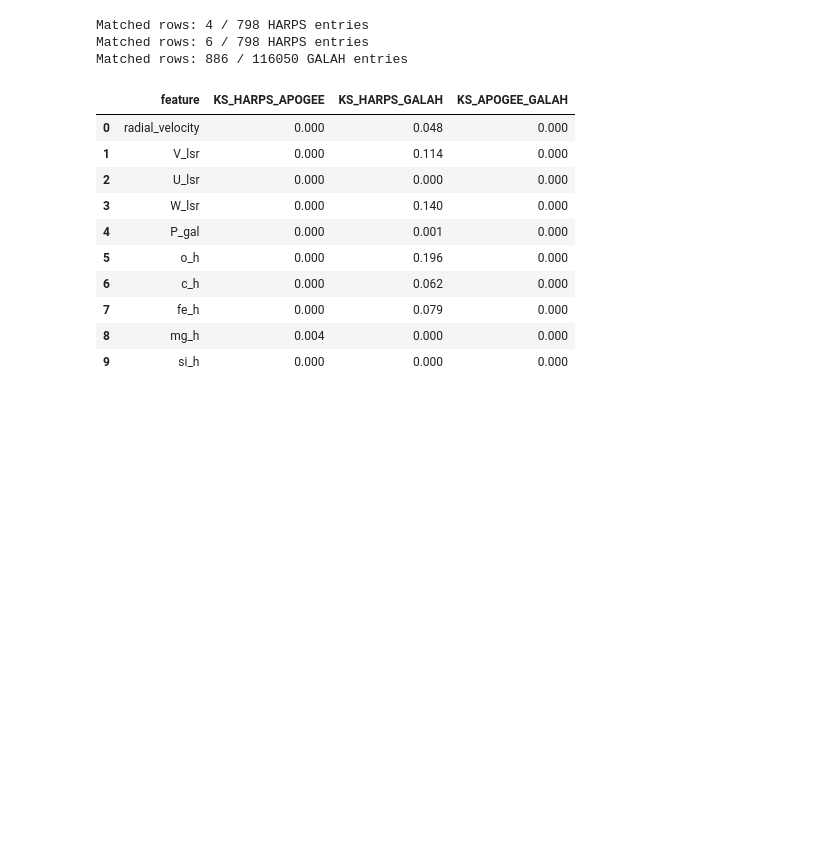
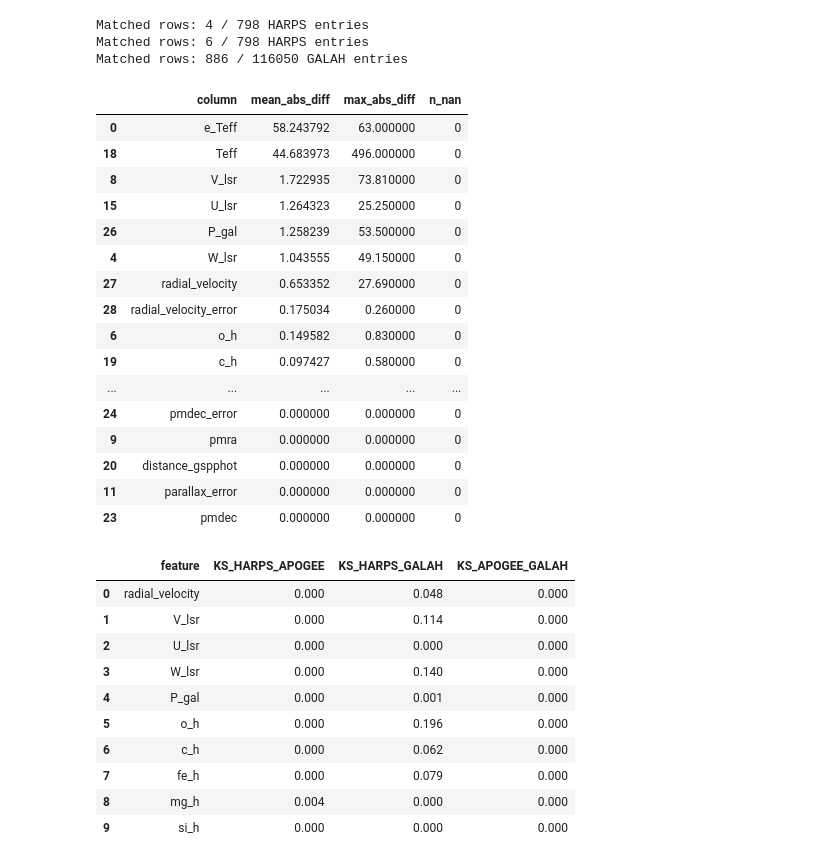
Before and after one commit to vadibekyan/AbundanceML, a Jupyter notebook: comparing_samples.ipynb, the cells around one changed output. Saved outputs shown, nothing was run; the diff lists cells and outputs as text; code cells hidden in the pictures; blank space fills up the shorter version.

```diff
--- a/comparing_samples.ipynb
+++ b/comparing_samples.ipynb
@@ -81,6 +81,26 @@ merged_galah_apogee, comp_galah_apogee = compare_dfs_by_source_id(galah, apogee,
 Matched rows: 4 / 798 HARPS entries
 Matched rows: 6 / 798 HARPS entries
 Matched rows: 886 / 116050 GALAH entries
+# %%
+comp_galah_apogee
+# %% [output]
+|  | column | mean_abs_diff | max_abs_diff | n_nan |
+| 0 | e_Teff | 58.243792 | 63.000000 | 0 |
+| 18 | Teff | 44.683973 | 496.000000 | 0 |
+| 8 | V_lsr | 1.722935 | 73.810000 | 0 |
+| 15 | U_lsr | 1.264323 | 25.250000 | 0 |
+| 26 | P_gal | 1.258239 | 53.500000 | 0 |
+| 4 | W_lsr | 1.043555 | 49.150000 | 0 |
+| 27 | radial_velocity | 0.653352 | 27.690000 | 0 |
+| 28 | radial_velocity_error | 0.175034 | 0.260000 | 0 |
+| 6 | o_h | 0.149582 | 0.830000 | 0 |
+| 19 | c_h | 0.097427 | 0.580000 | 0 |
+| ... | ... | ... | ... | ... |
+| 24 | pmdec_error | 0.000000 | 0.000000 | 0 |
+| 9 | pmra | 0.000000 | 0.000000 | 0 |
+| 20 | distance_gspphot | 0.000000 | 0.000000 | 0 |
+| 11 | parallax_error | 0.000000 | 0.000000 | 0 |
+| 23 | pmdec | 0.000000 | 0.000000 | 0 |
 # %%
 other_cols = ['distance_gspphot',  'Teff',   'dec',  'phot_rp_mean_mag',  'parallax',  'pmra',  'pmdec',
               'phot_bp_mean_mag',  'ra',  'logg',  'phot_g_mean_mag', ]
```
Also changed, not shown: parts of 1 cell of this notebook, 5 other files.
